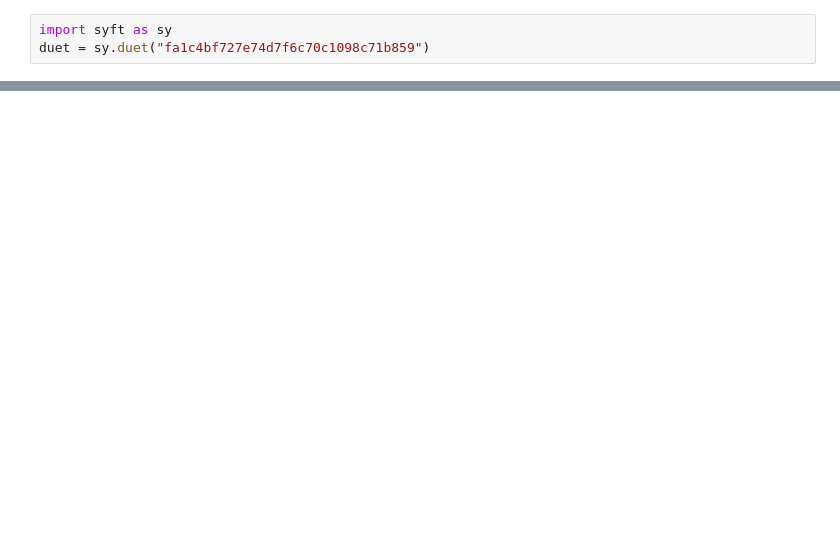
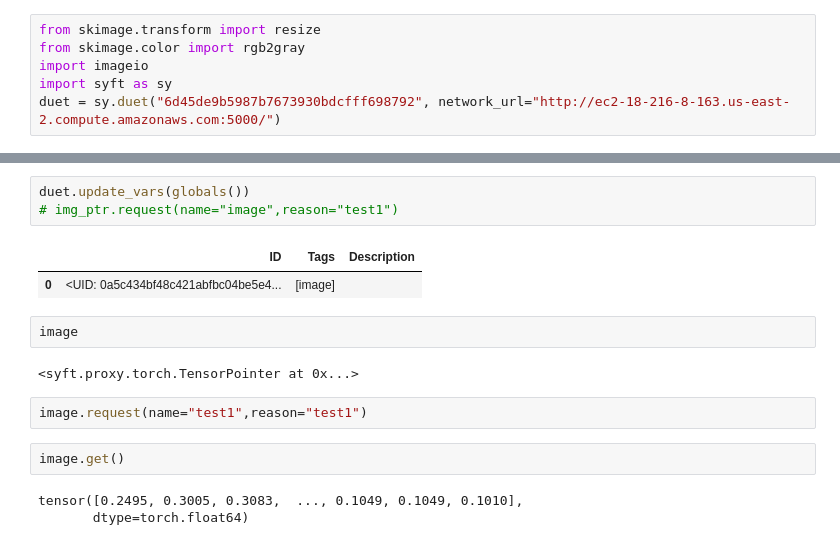
Before and after one commit to fr4nkR/senior-project, a Jupyter notebook: app/data-scientist.ipynb, the cells around one changed output, grey strips where cells are left out. Drawn from its saved outputs; the diff is of its cells as text; blank space fills up the shorter version.

```diff
--- a/app/data-scientist.ipynb
+++ b/app/data-scientist.ipynb
@@ -1,5 +1,8 @@
 # %%
+from skimage.transform import resize
+from skimage.color import rgb2gray
+import imageio
 import syft as sy
-duet = sy.duet("fa1c4bf727e74d7f6c70c1098c71b859")
+duet = sy.duet("6d45de9b5987b7673930bdcfff698792", network_url="http://ec2-18-216-8-163.us-east-2.compute.amazonaws.com:5000/")
 # %% [output]
 [figure]
@@ -25,0 +46,17 @@ duet = sy.duet("fa1c4bf727e74d7f6c70c1098c71b859")
+# %%
+duet.update_vars(globals())
+# img_ptr.request(name="image",reason="test1")
+# %% [output]
+|  | ID | Tags | Description |
+| 0 | <UID: 0a5c434bf48c421abfbc04be5e4... | [image] |  |
+# %%
+image
+# %% [output]
+<syft.proxy.torch.TensorPointer at 0x...>
+# %%
+image.request(name="test1",reason="test1")
+# %%
+image.get()
+# %% [output]
+tensor([0.2495, 0.3005, 0.3083,  ..., 0.1049, 0.1049, 0.1010],
+       dtype=torch.float64)
```
Also changed, not shown: parts of 1 cell of this notebook.
